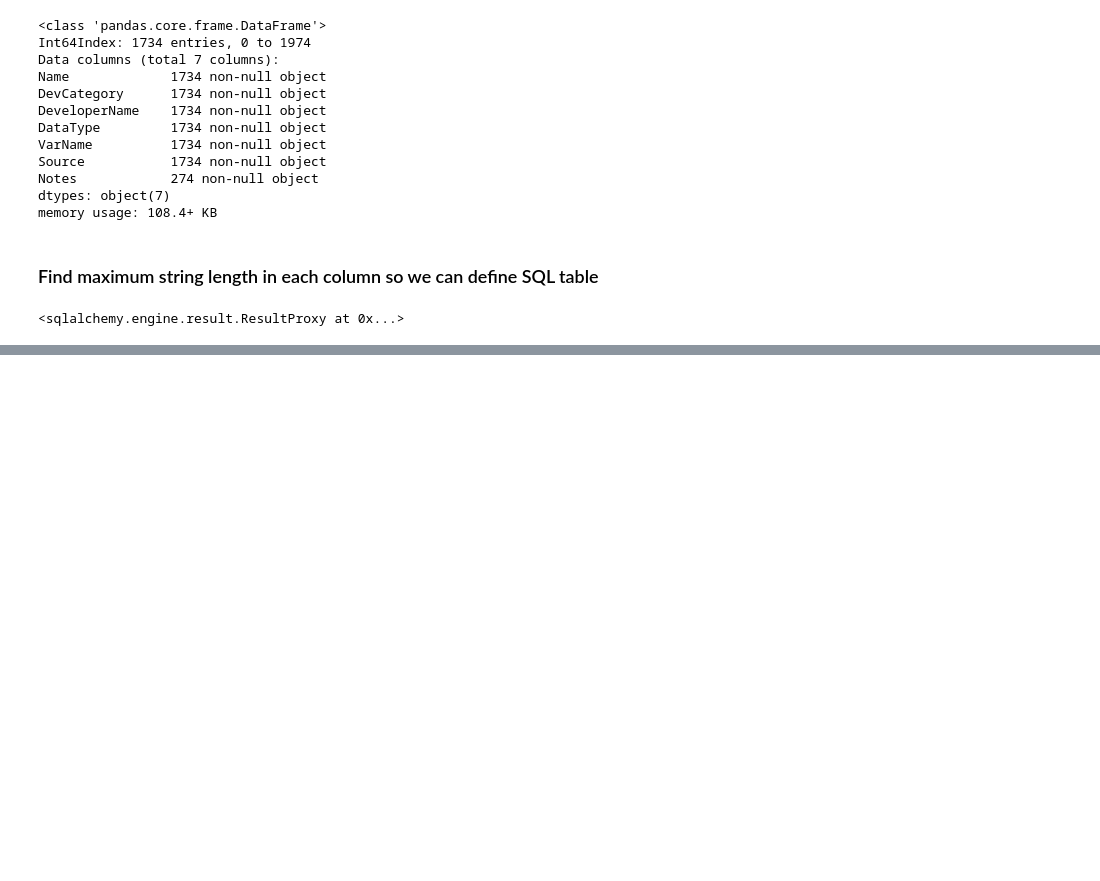
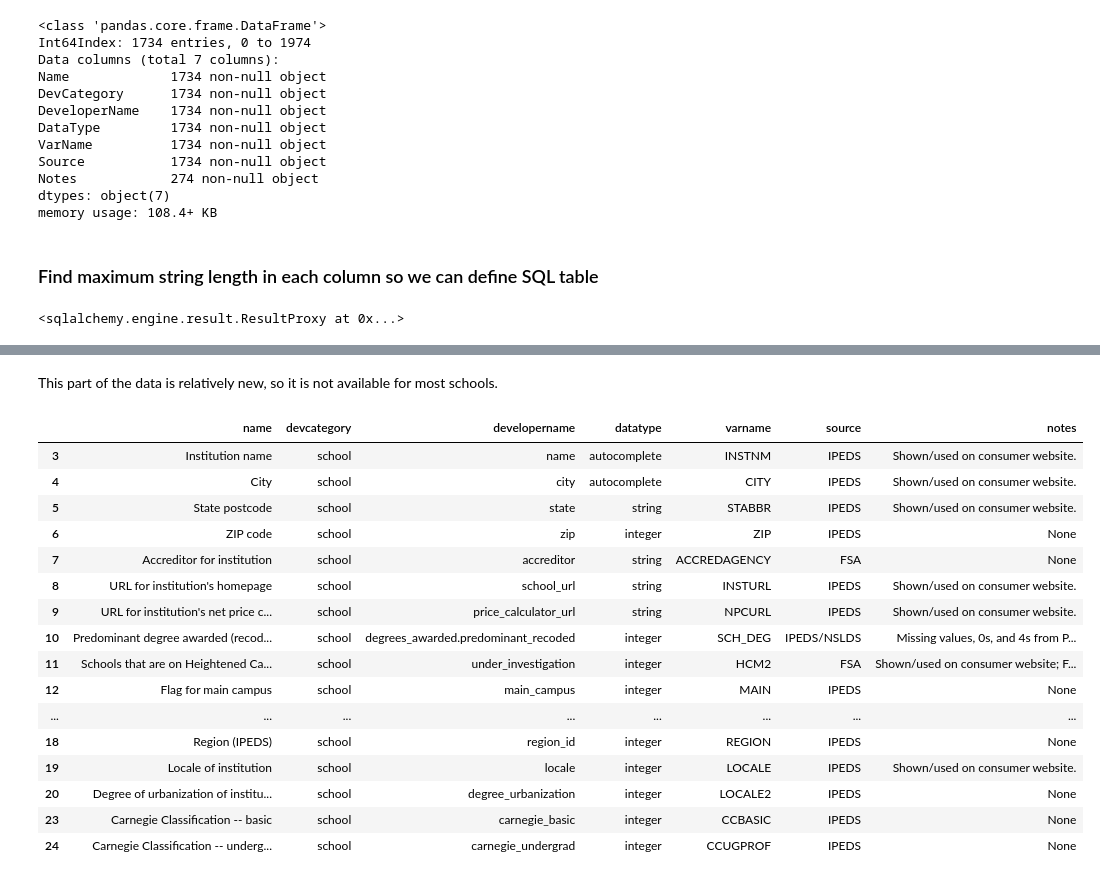
Before and after one commit to aawiegel/CollegeClassification, a Jupyter notebook: DatabaseCreation.ipynb, the cells around one changed output, grey strips where cells are left out. Saved outputs shown, nothing was run; the diff lists cells and outputs as text; code cells hidden in the pictures; blank space fills up the shorter version.

```diff
--- a/DatabaseCreation.ipynb
+++ b/DatabaseCreation.ipynb
@@ -196,0 +116,4 @@ req.json()['results']
+# %%
+query3 = """SELECT * FROM datadefinitions;"""
+# %%
+data_definitions = pd.read_sql_query(query3, conn)
@@ -196,0 +187,22 @@ req.json()['results']
+# %% [markdown]
+This part of the data is relatively new, so it is not available for most schools.
+# %%
+data_definitions[data_definitions.devcategory == 'school'].head(20)
+# %% [output]
+|  | name | devcategory | developername | datatype | varname | source | notes |
+| 3 | Institution name | school | name | autocomplete | INSTNM | IPEDS | Shown/used on consumer website. |
+| 4 | City | school | city | autocomplete | CITY | IPEDS | Shown/used on consumer website. |
+| 5 | State postcode | school | state | string | STABBR | IPEDS | Shown/used on consumer website. |
+| 6 | ZIP code | school | zip | integer | ZIP | IPEDS | None |
+| 7 | Accreditor for institution | school | accreditor | string | ACCREDAGENCY | FSA | None |
+| 8 | URL for institution's homepage | school | school_url | string | INSTURL | IPEDS | Shown/used on consumer website. |
+| 9 | URL for institution's net price c... | school | price_calculator_url | string | NPCURL | IPEDS | Shown/used on consumer website. |
+| 10 | Predominant degree awarded (recod... | school | degrees_awarded.predominant_recoded | integer | SCH_DEG | IPEDS/NSLDS | Missing values, 0s, and 4s from P... |
+| 11 | Schools that are on Heightened Ca... | school | under_investigation | integer | HCM2 | FSA | Shown/used on consumer website; F... |
+| 12 | Flag for main campus | school | main_campus | integer | MAIN | IPEDS | None |
+| ... | ... | ... | ... | ... | ... | ... | ... |
+| 18 | Region (IPEDS) | school | region_id | integer | REGION | IPEDS | None |
+| 19 | Locale of institution | school | locale | integer | LOCALE | IPEDS | Shown/used on consumer website. |
+| 20 | Degree of urbanization of institu... | school | degree_urbanization | integer | LOCALE2 | IPEDS | None |
+| 23 | Carnegie Classification -- basic | school | carnegie_basic | integer | CCBASIC | IPEDS | None |
+| 24 | Carnegie Classification -- underg... | school | carnegie_undergrad | integer | CCUGPROF | IPEDS | None |
```
Also changed, not shown: parts of 41 cells of this notebook.
